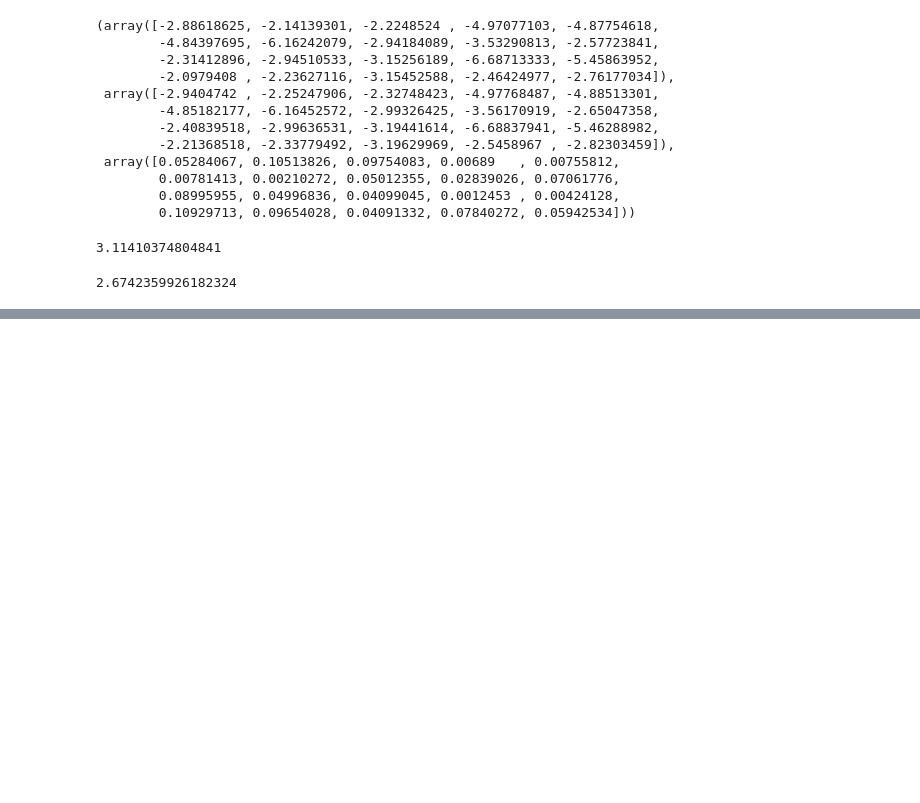
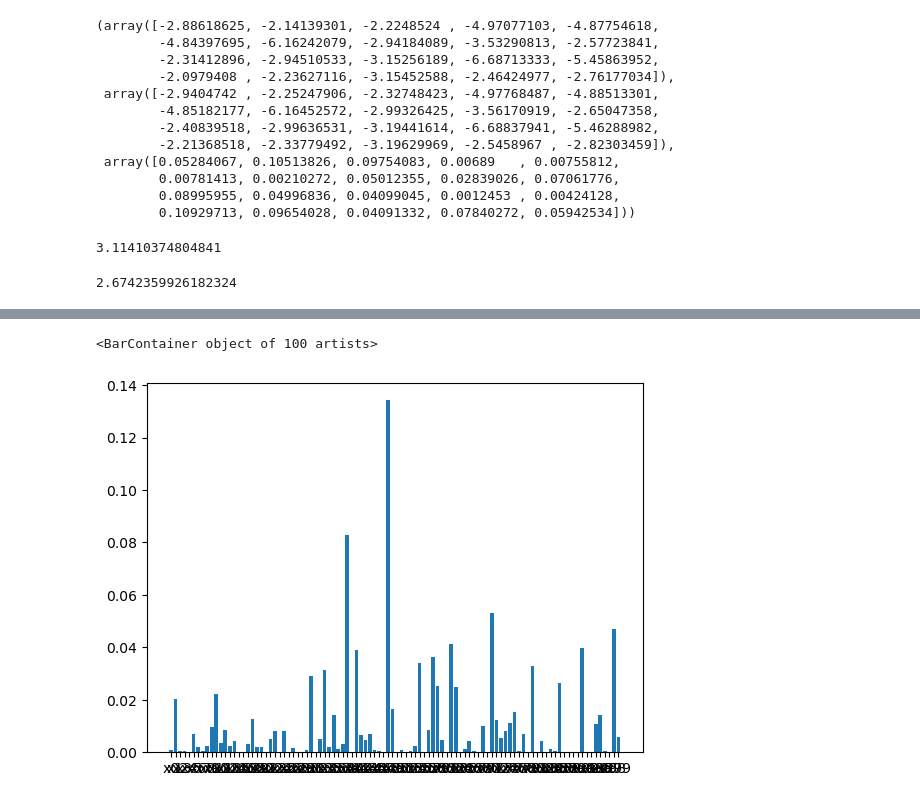
Before and after one commit to dnswlt/hexz, a Jupyter notebook: python/Hexz.ipynb, the cells around one changed output, grey strips where cells are left out. Cells and saved outputs as stored; diff of their text form; code cells hidden in the pictures; blank space fills up the shorter version.

```diff
--- a/python/Hexz.ipynb
+++ b/python/Hexz.ipynb
@@ -1237,0 +1261,8 @@ importlib.reload(hexz)
+# %%
+alpha = 0.3
+
+D = np.random.dirichlet([alpha] * 100)
+plt.bar([f"x{d}" for d in range(len(D))], D)
+# %% [output]
+<BarContainer object of 100 artists>
+[figure, added]
```
Also changed, not shown: parts of 8 cells of this notebook, 1 other file.
